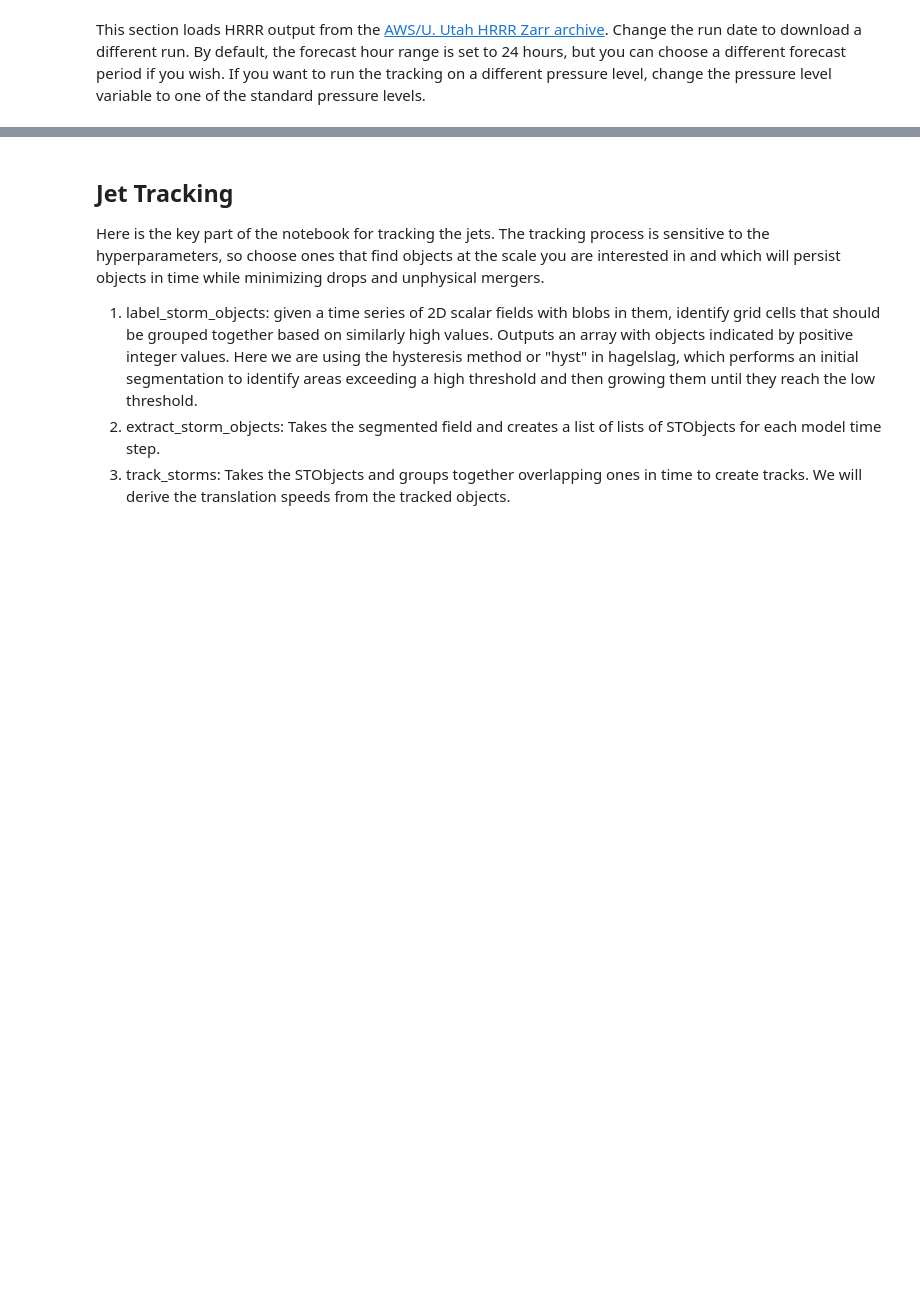
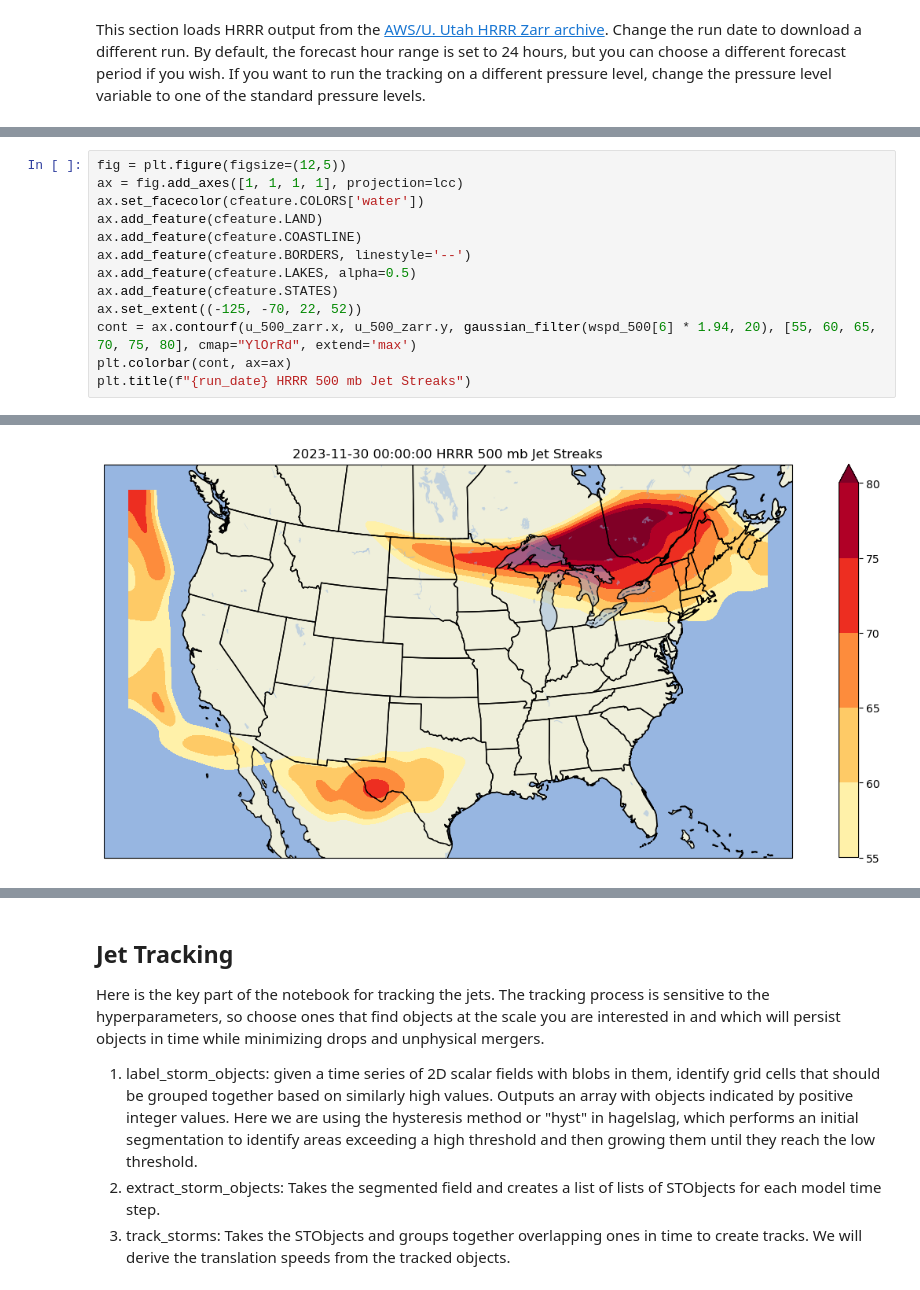
Before and after one commit to djgagne/jetlation, a Jupyter notebook: notebooks/hrrr_demo.ipynb, the cells around one changed output, grey strips where cells are left out. Saved outputs shown, nothing was run; the diff lists cells and outputs as text; blank space fills up the shorter version.

```diff
--- a/notebooks/hrrr_demo.ipynb
+++ b/notebooks/hrrr_demo.ipynb
@@ -58,3 +58,17 @@ lcc = ccrs.LambertConformal(central_longitude=proj_dict["lon_0"],
 out_date = run_date.strftime("%Y%m%d_%H%M")
 # %% [output]
 {'proj': 'lcc', 'lat_0': 38.5, 'lon_0': -97.5, 'lat_1': 38.5, 'lat_2': 38.5, 'x_0': 0.0, 'y_0': 0.0, 'R': 6370000.0, 'units': 'm'}
+# %%
+fig = plt.figure(figsize=(12,5))
+ax = fig.add_axes([1, 1, 1, 1], projection=lcc)
+ax.set_facecolor(cfeature.COLORS['water'])
+ax.add_feature(cfeature.LAND)
+ax.add_feature(cfeature.COASTLINE)
+ax.add_feature(cfeature.BORDERS, linestyle='--')
+ax.add_feature(cfeature.LAKES, alpha=0.5)
+ax.add_feature(cfeature.STATES)
+ax.set_extent((-125, -70, 22, 52))
+cont = ax.contourf(u_500_zarr.x, u_500_zarr.y, gaussian_filter(wspd_500[6] * 1.94, 20), [55, 60, 65, 70, 75, 80], cmap="YlOrRd", extend='max')
+plt.colorbar(cont, ax=ax)
+plt.title(f"{run_date} HRRR 500 mb Jet Streaks")
+# %% [output]
@@ -61,3 +76,4 @@ out_date = run_date.strftime("%Y%m%d_%H%M")
+[figure, added]
 # %%
 fig = plt.figure(figsize=(12,5))
 ax = fig.add_axes([1, 1, 1, 1], projection=lcc)
```
Also changed, not shown: parts of 7 cells of this notebook.
